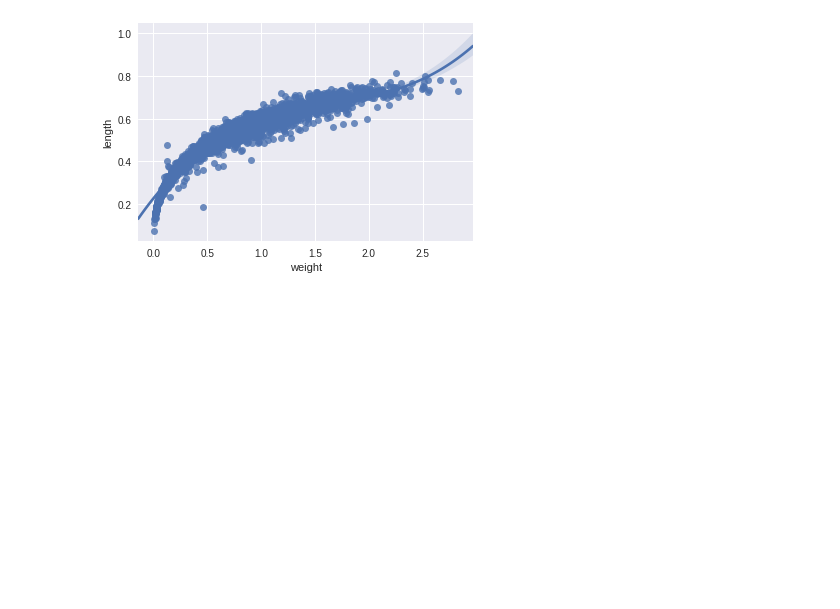
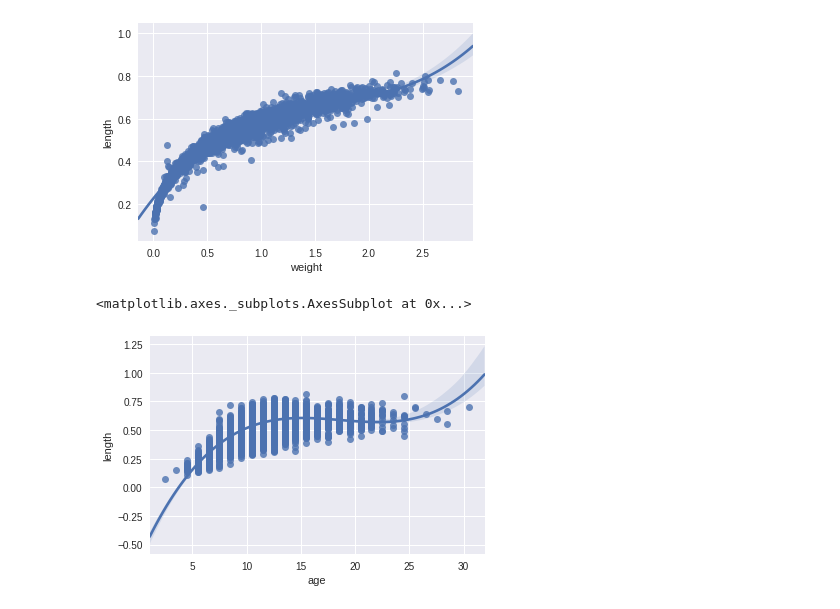
Before and after one commit to kintarou/django-starter, a Jupyter notebook: machine_learning_demo(from_web_db).ipynb, the cells around one changed output. Cells and saved outputs as stored; diff of their text form; code cells hidden in the pictures; blank space fills up the shorter version.

```diff
--- a/machine_learning_demo(from_web_db).ipynb
+++ b/machine_learning_demo(from_web_db).ipynb
@@ -132,3 +132,8 @@ sns.regplot(x='weight',y='length',data=train_data,order=3)
 # %% [output]
 <matplotlib.axes._subplots.AxesSubplot at 0x...>
 [figure]
+# %%
+sns.regplot(x='age',y='length',data=train_data,order=3)
+# %% [output]
+<matplotlib.axes._subplots.AxesSubplot at 0x...>
+[figure, added]
```
